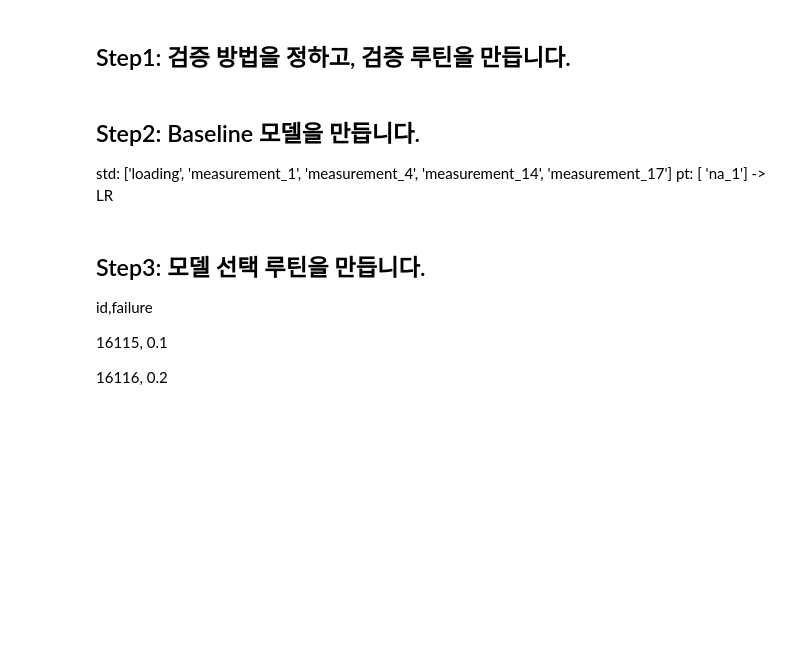
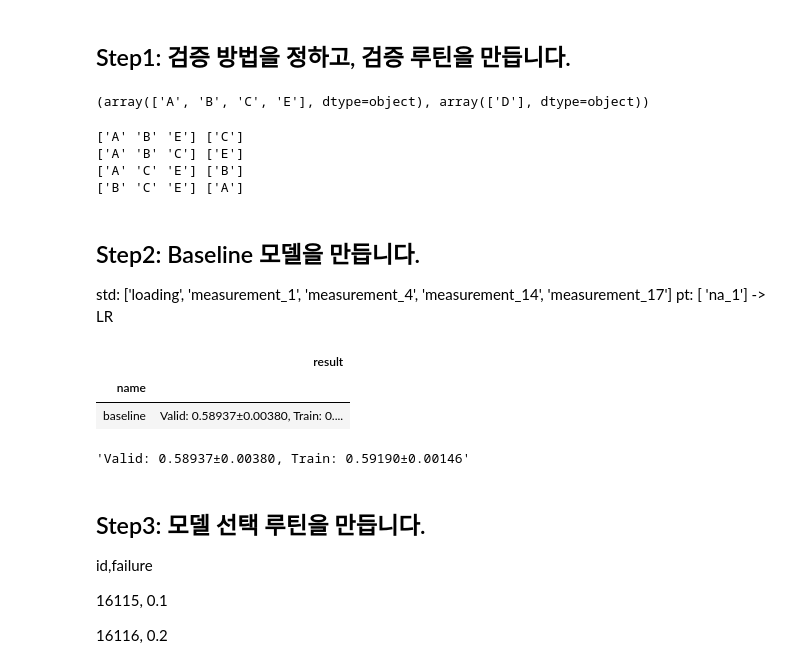
Before and after one commit to sunkusun9/DS_lv3_2603_1, a Jupyter notebook: sec_ds_lv3_prob1_kaggle.ipynb, the cells around one changed output. Drawn from its saved outputs; the diff is of its cells as text; code cells hidden in the pictures; blank space fills up the shorter version.

```diff
--- a/sec_ds_lv3_prob1_kaggle.ipynb
+++ b/sec_ds_lv3_prob1_kaggle.ipynb
@@ -20,2 +173,6 @@ id,failure
 # %% [markdown]
 ## Step1: 검증 방법을 정하고, 검증 루틴을 만듭니다.
+# %%
+df_train['product_code'].unique(), df_test['product_code'].unique()
+# %% [output]
+(array(['A', 'B', 'C', 'E'], dtype=object), array(['D'], dtype=object))
@@ -22,4 +181,24 @@ id,failure
+# %%
+from sklearn.model_selection import GroupKFold
+gkf = GroupKFold(4)
+for train_idx, valid_idx in gkf.split(df_train[X_all], df_train['failure'], groups=df_train['product_code']):
+    print(
+        df_train.iloc[train_idx]['product_code'].unique(), df_train.iloc[valid_idx]['product_code'].unique()
+    )
+# %% [output]
+['A' 'B' 'E'] ['C']
+['A' 'B' 'C'] ['E']
+['A' 'C' 'E'] ['B']
+['B' 'C' 'E'] ['A']
 # %%
+from sklearn.compose import ColumnTransformer
+from sklearn.pipeline import make_pipeline
+from sklearn.preprocessing import StandardScaler
+from sklearn.model_selection import cross_validate
+from sklearn.metrics import roc_auc_score
+from sklearn.model_selection import GroupKFold
+
+hist = list()
 def eval_model(model_name, clf):
     """
         모델의 인스턴스를 받아 검증 결과(AUC) 를 구합니다.
@@ -31,6 +210,20 @@ def eval_model(model_name, clf):
         model_name: str, 모델의 이름,
         clf: sklearn object, 모델 인스턴스
     """
+
+    scores = cross_validate(
+        clf, df_train[X_all], df_train['failure'], scoring = 'roc_auc', cv = gkf, groups = df_train['product_code'],
+        return_train_score=True
+    )
+    result = "Valid: {:.5f}±{:.5f}, Train: {:.5f}±{:.5f}".format(
+        np.mean(scores['test_score']), np.std(scores['test_score']),
+        np.mean(scores['train_score']), np.std(scores['train_score']),
+    )
+    hist.append(
+        pd.Series([model_name, result], index = ['name', 'result'])
+    )
+    display(pd.DataFrame(hist).groupby('name').last())
+    return result
 
 # 모델 선택 루틴입니다. (Step 3)
 def select_model(clf):
@@ -44,10 +237,31 @@ def select_model(clf):
     Returns: 1차원 np.ndarray
         예측 결과
     """
+    clf_lr.fit(df_train[X_all], df_train['failure'])
+    prd = clf_lr.predict_proba(df_test[X_all])[:, 1]
+    pd.DataFrame({
+        'id': df_test.index,
+        'failure': prd
+    }).to_csv('answer6.csv', index = None)
+    return prd
 # %% [markdown]
 ## Step2: Baseline 모델을 만듭니다.
 
 std: \['loading', 'measurement_1', 'measurement_4', 'measurement_14', 'measurement_17'\] pt: \[ 'na_1'\] -> LR
+# %%
+from sklearn.linear_model import LogisticRegression
+ct = ColumnTransformer([
+    ('std', StandardScaler(), ['loading', 'measurement_1', 'measurement_4', 'measurement_14', 'measurement_17']),
+    ('pt', 'passthrough', ['na_1'])
+])
+
+clf_lr = make_pipeline(ct, LogisticRegression(solver='lbfgs'))
+eval_model('baseline', clf_lr)
+# %% [output]
+|  | result |
+| name |  |
+| baseline | Valid: 0.58937±0.00380, Train: 0.... |
+'Valid: 0.58937±0.00380, Train: 0.59190±0.00146'
 # %% [markdown]
 ## Step3: 모델 선택 루틴을 만듭니다.
 
```
Also changed, not shown: parts of 14 cells of this notebook.
